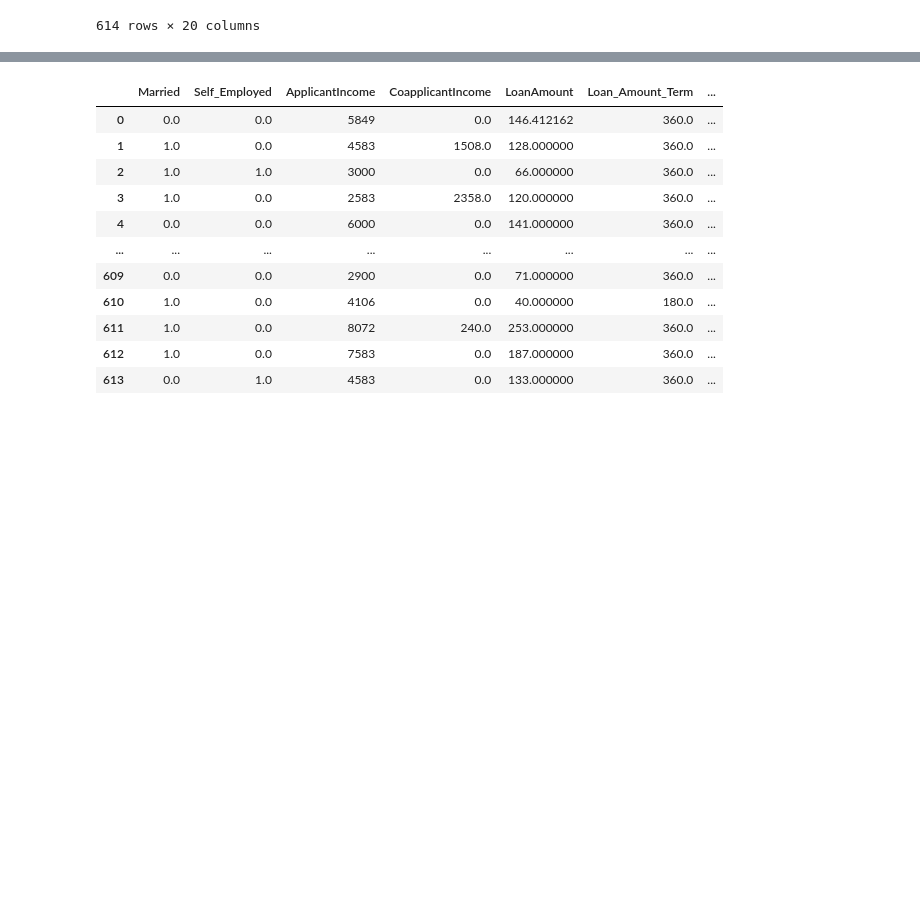
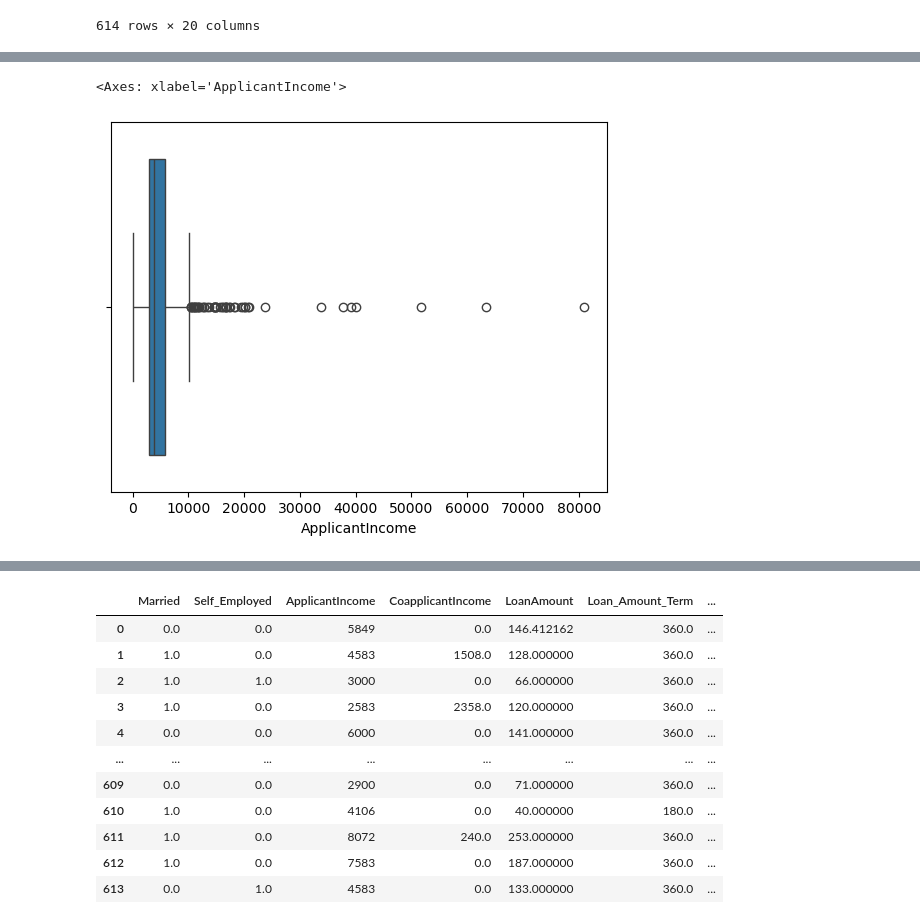
Before and after one commit to Jandre-S/MLG382-Guided-Project-Project1-, a Jupyter notebook: notebooks/linear_model.ipynb, the cells around one changed output, grey strips where cells are left out. Drawn from its saved outputs; the diff is of its cells as text; code cells hidden in the pictures; blank space fills up the shorter version.

```diff
--- a/notebooks/linear_model.ipynb
+++ b/notebooks/linear_model.ipynb
@@ -261,0 +283,6 @@ df2
+# %%
+import seaborn as sns
+sns.boxplot(x=df2['ApplicantIncome'])
+# %% [output]
+<Axes: xlabel='ApplicantIncome'>
+[figure, added]
```
Also changed, not shown: parts of 13 cells of this notebook.
